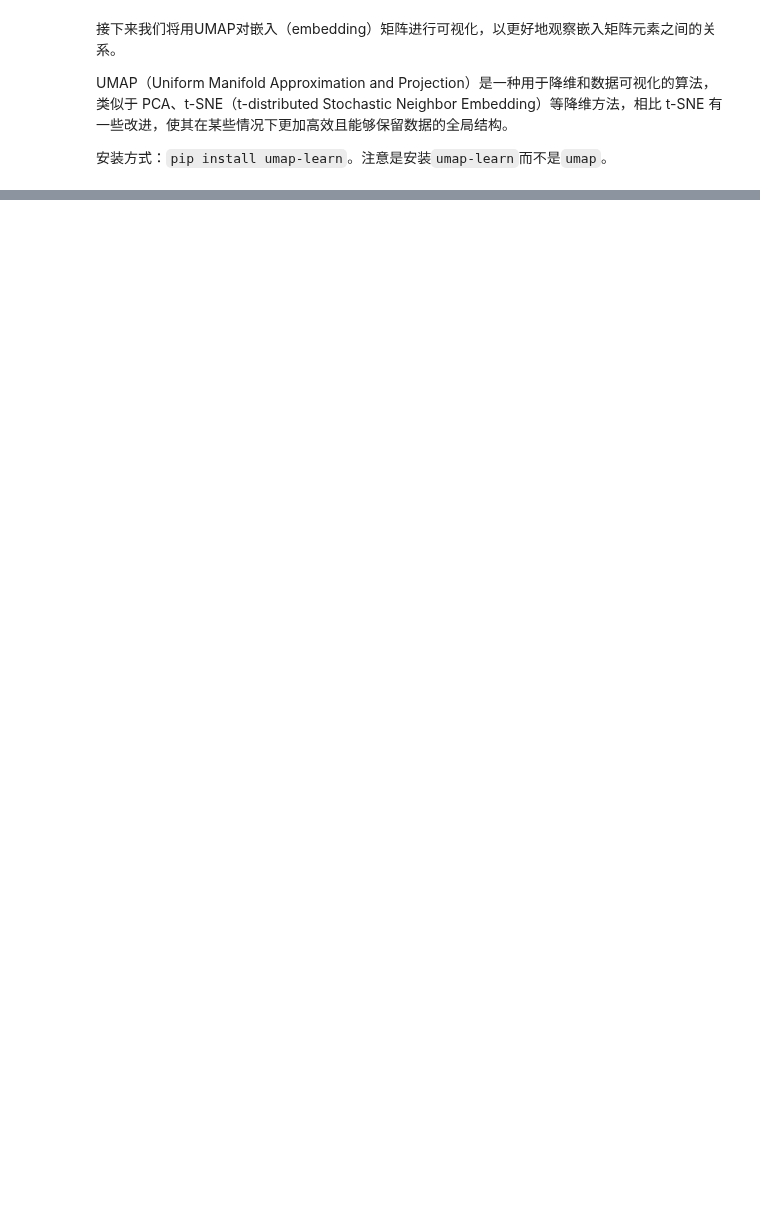
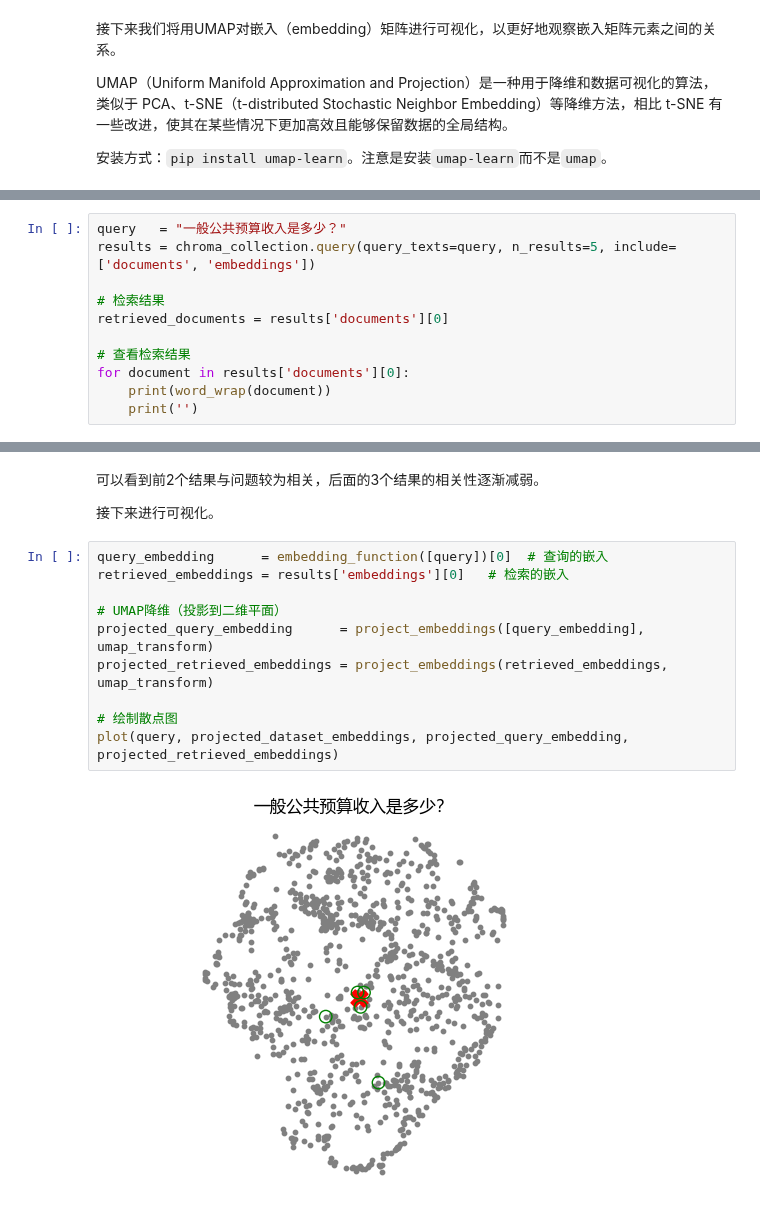
Before and after one commit to datawhalechina/llm-cookbook, a Jupyter notebook: content/Advanced Retrieval for AI with Chroma/3. 检索陷阱 Pitfalls of retrieval.ipynb, the cells around one changed output, grey strips where cells are left out. Saved outputs shown, nothing was run; the diff lists cells and outputs as text; blank space fills up the shorter version.

```diff
--- a/content/Advanced Retrieval for AI with Chroma/3. 检索陷阱 Pitfalls of retrieval.ipynb
+++ b/content/Advanced Retrieval for AI with Chroma/3. 检索陷阱 Pitfalls of retrieval.ipynb
@@ -381,0 +221,11 @@ plt.axis('off')
+# %%
+query   = "一般公共预算收入是多少？"
+results = chroma_collection.query(query_texts=query, n_results=5, include=['documents', 'embeddings'])
+
+# 检索结果
+retrieved_documents = results['documents'][0]
+
+# 查看检索结果
+for document in results['documents'][0]:
+    print(word_wrap(document))
+    print('')
@@ -381,0 +243,16 @@ plt.axis('off')
+# %% [markdown]
+可以看到前2个结果与问题较为相关，后面的3个结果的相关性逐渐减弱。
+
+接下来进行可视化。
+# %%
+query_embedding      = embedding_function([query])[0]  # 查询的嵌入
+retrieved_embeddings = results['embeddings'][0]   # 检索的嵌入
+
+# UMAP降维（投影到二维平面）
+projected_query_embedding      = project_embeddings([query_embedding], umap_transform)
+projected_retrieved_embeddings = project_embeddings(retrieved_embeddings, umap_transform)
+
+# 绘制散点图
+plot(query, projected_dataset_embeddings, projected_query_embedding, projected_retrieved_embeddings)
+# %% [output]
+[figure, added]
```
Also changed, not shown: parts of 55 cells of this notebook, 4 other files.
